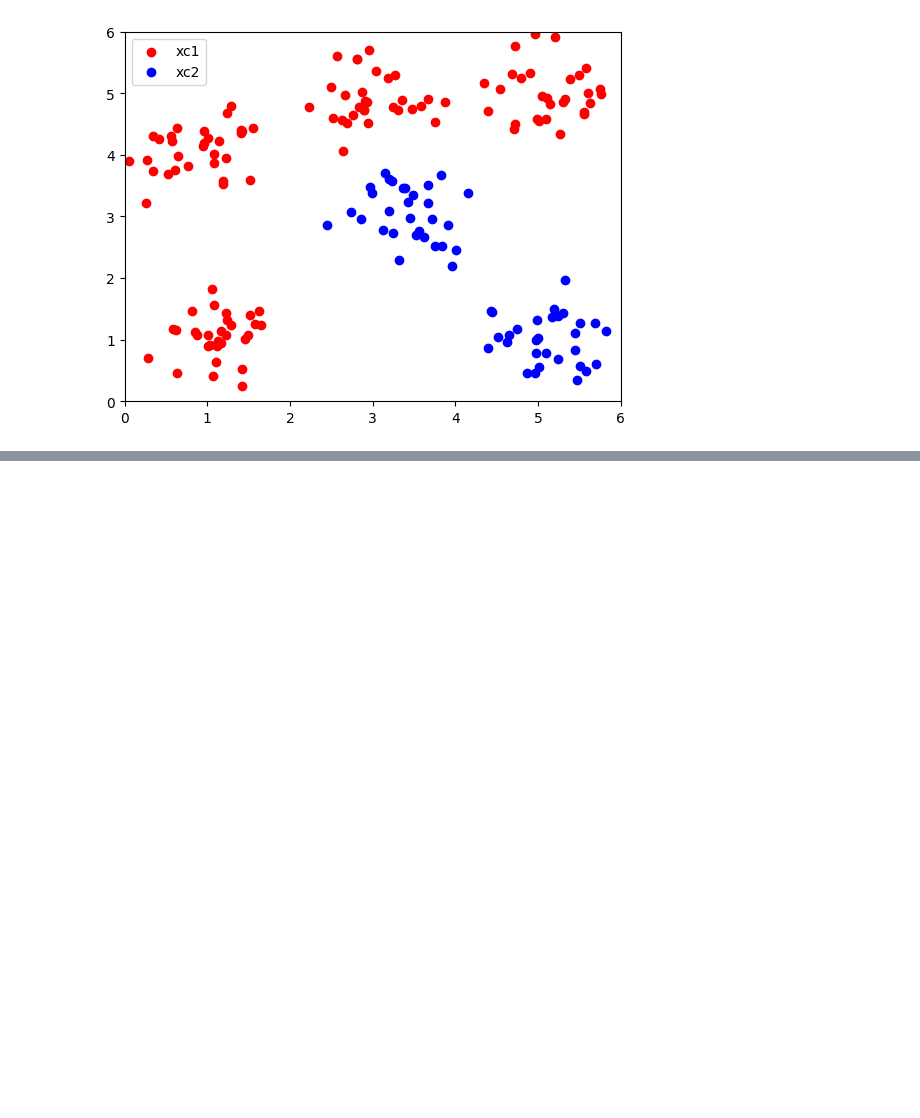
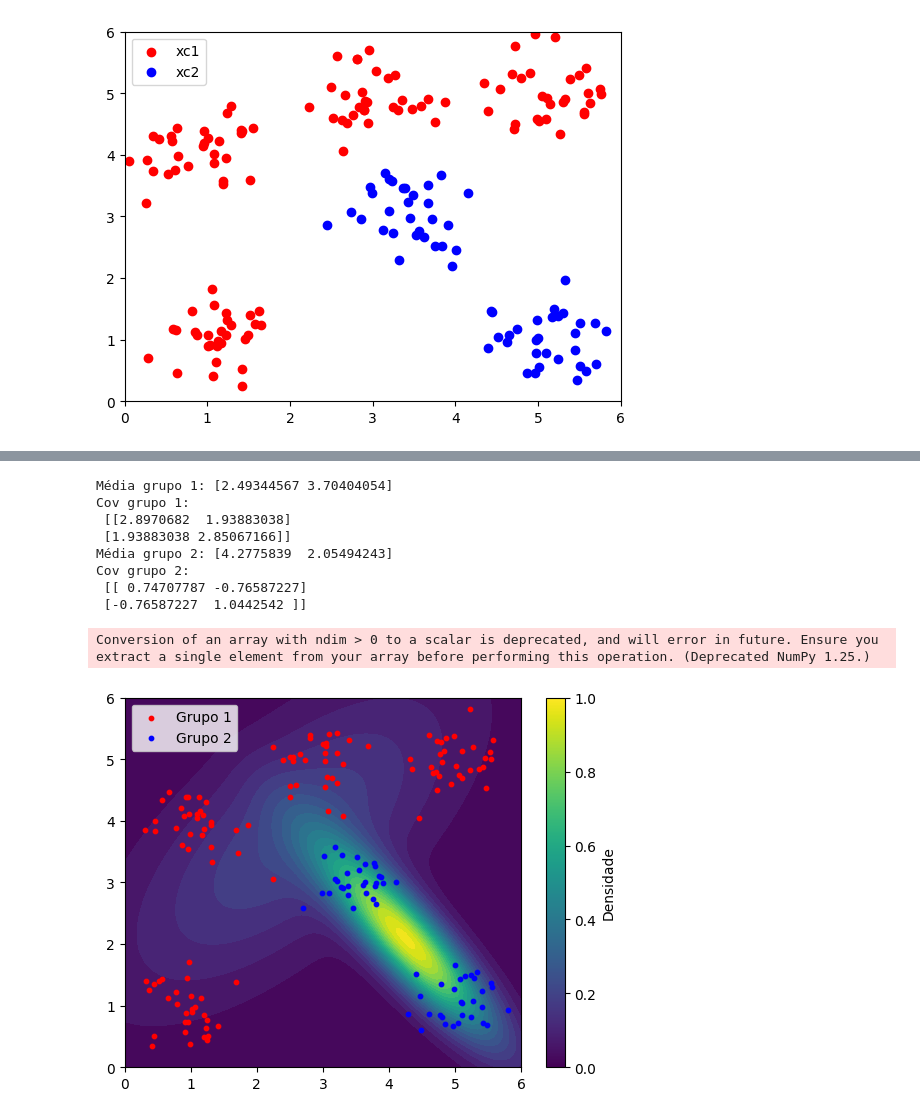
Before and after one commit to gvcf20/IRP, a Jupyter notebook: python/KDE/kde.ipynb, the cells around one changed output, grey strips where cells are left out. Saved outputs shown, nothing was run; the diff lists cells and outputs as text; code cells hidden in the pictures; blank space fills up the shorter version.

```diff
--- a/python/KDE/kde.ipynb
+++ b/python/KDE/kde.ipynb
@@ -448,3 +449,72 @@ fig.update_layout(
     )
 )
 fig.show()
+# %%
+import numpy as np
+import matplotlib.pyplot as plt
+import plotly.graph_objects as go
+
+# Função PDF Gaussiana multivariada
+def pdf(x, mu, sigma):
+    n = len(x)
+    const = 1 / np.sqrt(((2*np.pi)**n) * np.linalg.det(sigma))
+    diff = (x - mu).reshape(-1, 1)
+    expo = -0.5 * diff.T @ np.linalg.inv(sigma) @ diff
+    return float(const * np.exp(expo))
+
+# Médias e covariâncias de cada grupo
+mu1 = np.mean(xc1, axis=0)
+sigma1 = np.cov(xc1.T)
+
+mu2 = np.mean(xc2, axis=0)
+sigma2 = np.cov(xc2.T)
+
+print("Média grupo 1:", mu1)
+print("Cov grupo 1:\n", sigma1)
+print("Média grupo 2:", mu2)
+print("Cov grupo 2:\n", sigma2)
+
+# Grade
+x = np.linspace(0, 6, 100)
+y = np.linspace(0, 6, 100)
+Xgrid, Ygrid = np.meshgrid(x, y)
+
+# Calcula densidade como soma das duas gaussianas
+Z = np.zeros(Xgrid.shape)
+for i in range(Xgrid.shape[0]):
+    for j in range(Xgrid.shape[1]):
+        point = np.array([Xgrid[i, j], Ygrid[i, j]])
+        Z[i, j] = pdf(point, mu1, sigma1) + pdf(point, mu2, sigma2)
+
+# --- Plot 2D ---
+plt.contourf(Xgrid, Ygrid, Z, levels=30, cmap="viridis")
+plt.scatter(xc1[:,0], xc1[:,1], color='red', s=10, label="Grupo 1")
+plt.scatter(xc2[:,0], xc2[:,1], color='blue', s=10, label="Grupo 2")
+plt.legend()
+plt.colorbar(label="Densidade")
+plt.xlim(0,6)
+plt.ylim(0,6)
+plt.show()
+
+# --- Plot 3D com Plotly ---
+fig = go.Figure(data=[go.Surface(z=Z, x=Xgrid, y=Ygrid, colorscale="Viridis")])
+fig.update_layout(
+    title="Superfície de densidade (2 Gaussianas, uma por grupo)",
+    scene=dict(
+        xaxis_title="X",
+        yaxis_title="Y",
+        zaxis_title="Densidade"
+    )
+)
+fig.show()
+# %% [output]
+Média grupo 1: [2.49344567 3.70404054]
+Cov grupo 1:
+ [[2.8970682  1.93883038]
+ [1.93883038 2.85067166]]
+Média grupo 2: [4.2775839  2.05494243]
+Cov grupo 2:
+ [[ 0.74707787 -0.76587227]
+ [-0.76587227  1.0442542 ]]
+Conversion of an array with ndim > 0 to a scalar is deprecated, and will error in future. Ensure you extract a single element from your array before performing this operation. (Deprecated NumPy 1.25.)
+[figure, added]
```
Also changed, not shown: parts of 3 cells of this notebook, 1 other file.
